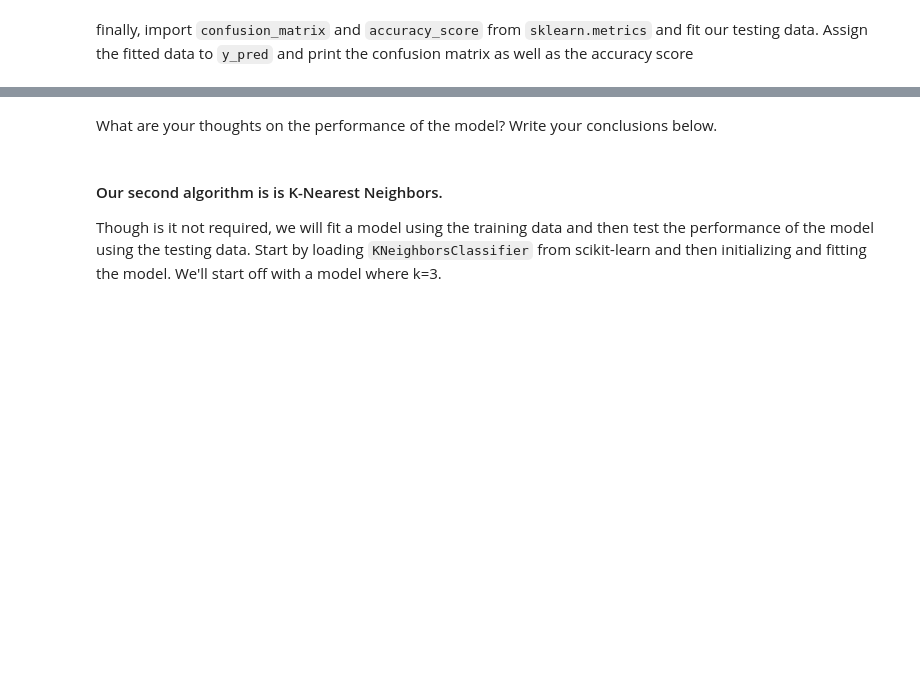
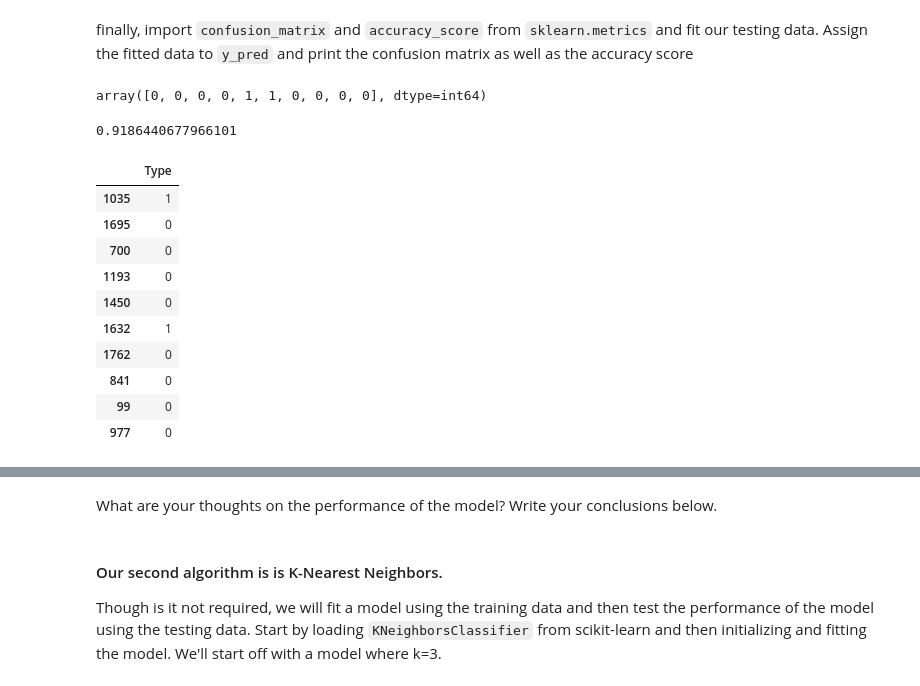
Before and after one commit to ta-data-bcn/lab-supervised-learning, a Jupyter notebook: your-code/main.ipynb, the cells around one changed output, grey strips where cells are left out. Saved outputs shown, nothing was run; the diff lists cells and outputs as text; code cells hidden in the pictures; blank space fills up the shorter version.

```diff
--- a/your-code/main.ipynb
+++ b/your-code/main.ipynb
@@ -704,3 +700,8 @@ from sklearn.model_selection import train_test_split
+# %%
+from sklearn.model_selection import train_test_split
+y = pd.DataFrame(website_dummy.Type)
+X = website_dummy.drop(['Type'], axis=1)
+X_train, X_test, y_train, y_test = train_test_split(X, y, test_size=0.2, random_state=111)
 # %% [markdown]
 #### In this lab, we will try two different models and compare our results.
 
@@ -717,0 +735,23 @@ finally, import `confusion_matrix` and `accuracy_score` from `sklearn.metrics` a
+# %%
+y_predictions = clf.predict(X_test)
+y_predictions[:10]
+# %% [output]
+array([0, 0, 0, 0, 1, 1, 0, 0, 0, 0], dtype=int64)
+# %%
+accuracy_score(y_test, y_predictions)
+# %% [output]
+0.9186440677966101
+# %%
+y_test[:10]
+# %% [output]
+|  | Type |
+| 1035 | 1 |
+| 1695 | 0 |
+| 700 | 0 |
+| 1193 | 0 |
+| 1450 | 0 |
+| 1632 | 1 |
+| 1762 | 0 |
+| 841 | 0 |
+| 99 | 0 |
+| 977 | 0 |
```
Also changed, not shown: parts of 28 cells of this notebook.
